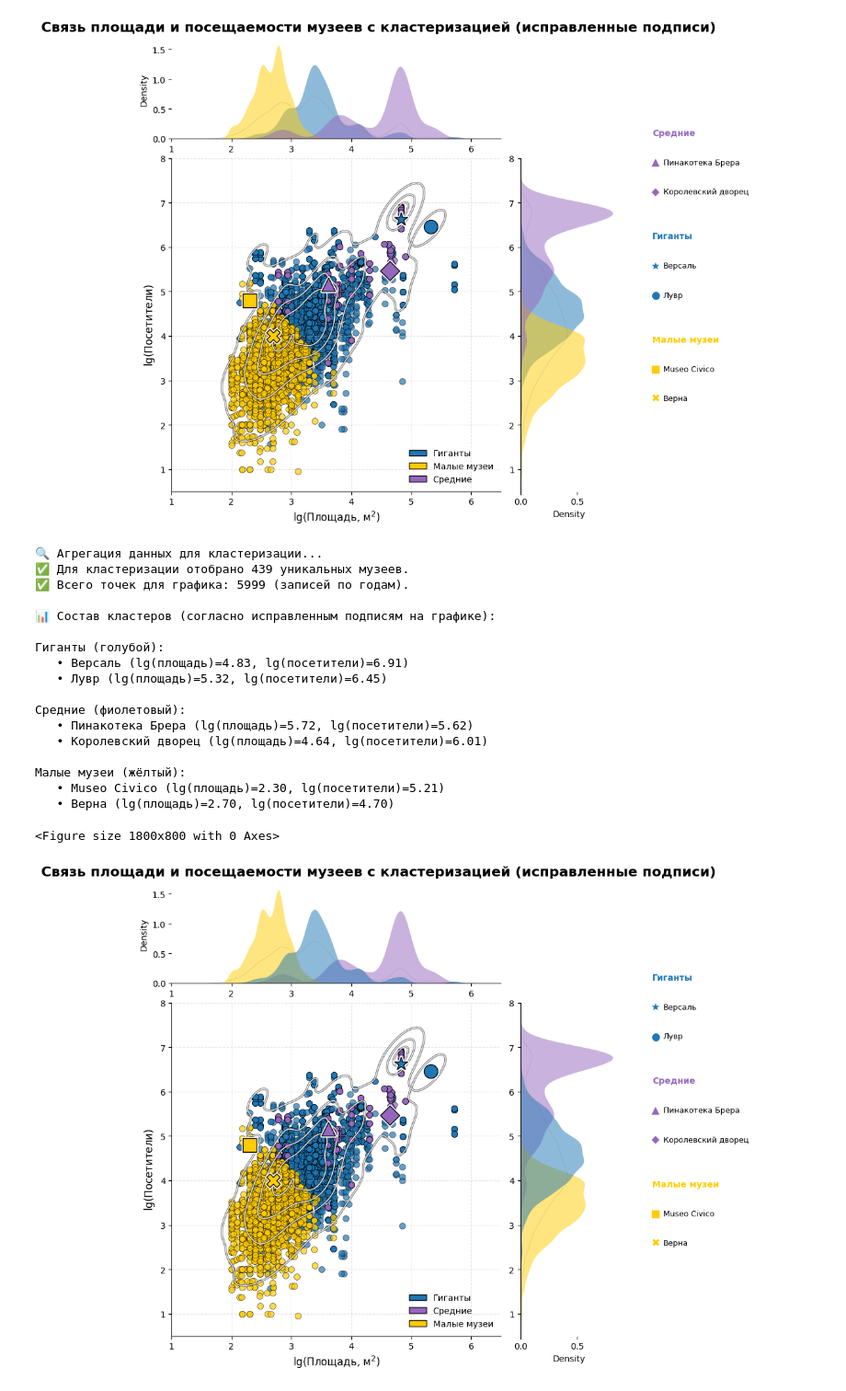
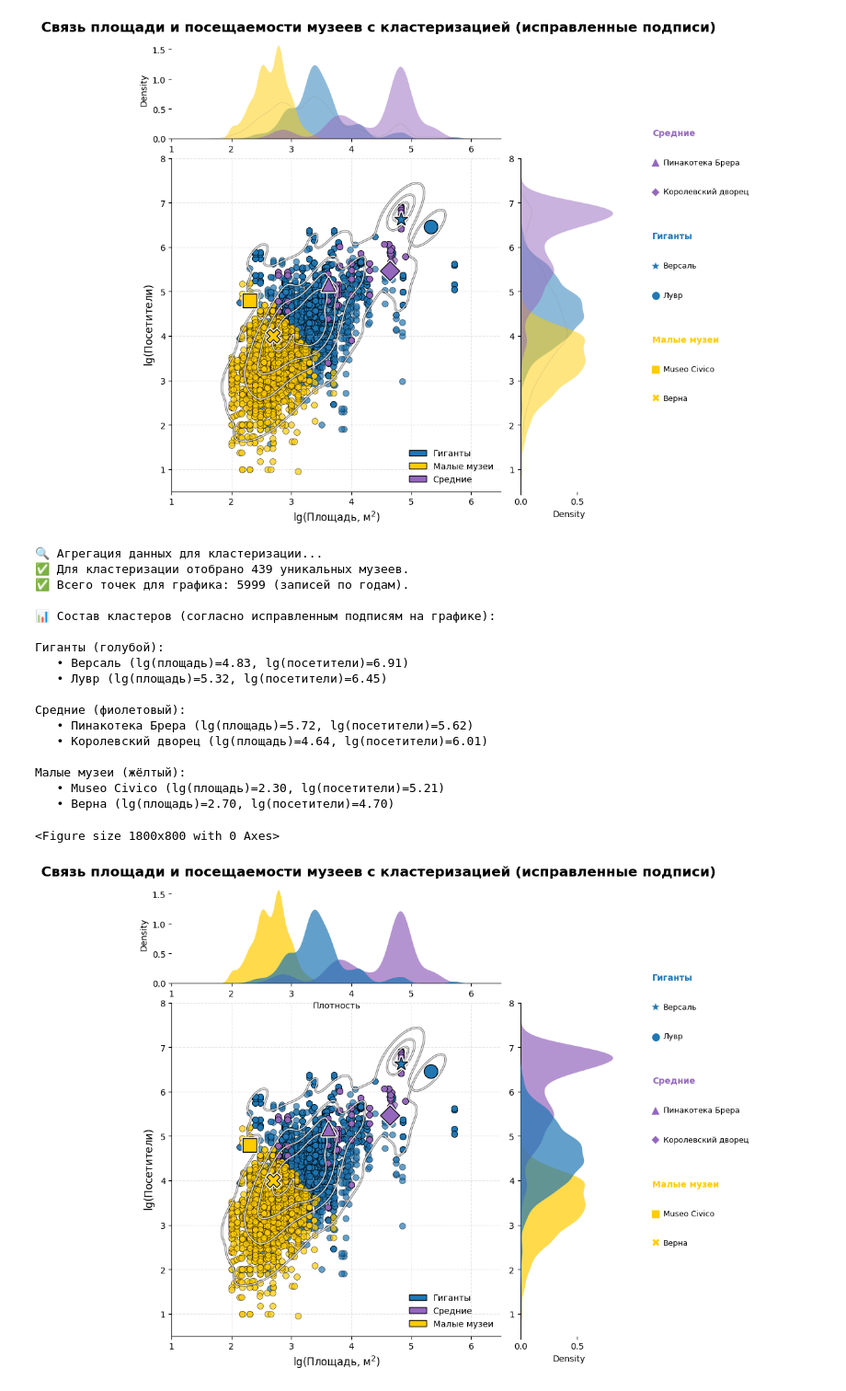
Before and after one commit to yana-moshnikova/python-ai-moshnikova-yana, a Jupyter notebook: notebooks/viz_museum_cluster.ipynb, the cells around one changed output. Shown at 92% size. Saved outputs shown, nothing was run; the diff lists cells and outputs as text; code cells hidden in the pictures.

```diff
--- a/notebooks/viz_museum_cluster.ipynb
+++ b/notebooks/viz_museum_cluster.ipynb
@@ -2557,22 +2557,20 @@ sns.kdeplot(data=plot_data, x='log_area', y='log_visitors',
 # ---- МАРГИНАЛЬНЫЕ РАСПРЕДЕЛЕНИЯ (ГОРКИ) В ПОРЯДКЕ: ГОЛУБОЙ (0), ФИОЛЕТОВЫЙ (2), ЖЁЛТЫЙ (1) ----
 g.ax_marg_x.clear()
 g.ax_marg_y.clear()
-for cl in [2, 1, 0]:            # ← изменён порядок
+# Рисуем в порядке возрастания zorder: сначала жёлтый (zorder=1), потом фиолетовый (2), потом голубой (3)
+# Чтобы сверху был голубой, ему нужно максимальное zorder
+for cl, z in [(1, 1), (2, 2), (0, 3)]:
     if cl not in available_clusters:
         continue
     subset = plot_data[plot_data['cluster'] == cl]
     if len(subset) > 1:
         sns.kdeplot(data=subset, x='log_area', ax=g.ax_marg_x,
-                    color=color_map[cl], alpha=0.5, fill=True, linewidth=0, label=None)
+                    color=color_map[cl], alpha=0.7, fill=True, linewidth=0, label=None, zorder=z)
         sns.kdeplot(data=subset, y='log_visitors', ax=g.ax_marg_y,
-                    color=color_map[cl], alpha=0.5, fill=True, linewidth=0, label=None)
-sns.kdeplot(data=plot_data, x='log_area', ax=g.ax_marg_x,
-            color='gray', alpha=0.3, linewidth=0.5, label=None)
-sns.kdeplot(data=plot_data, y='log_visitors', ax=g.ax_marg_y,
-            color='gray', alpha=0.3, linewidth=0.5, label=None)
+                    color=color_map[cl], alpha=0.7, fill=True, linewidth=0, label=None, zorder=z)
 
 # ---- Убираем надписи на маргинальных осях ----
-g.ax_marg_x.set_xlabel('')    # убираем "log_area" сверху
+g.ax_marg_x.set_xlabel('Плотность', fontsize=10)
 g.ax_marg_y.set_ylabel('')    # убираем "log_visitors" справа
 
 # ---- Настройка осей ----
@@ -2660,31 +2658,36 @@ for museum in ['Пинакотека Брера', 'Королевский дво
     row = museum_agg[museum_agg['museum'].str.contains(museum, na=False)]
     if not row.empty:
         print(f"   • {museum} (lg(площадь)={row['log_area'].iloc[0]:.2f}, lg(посетители)={row['log_visitors'].iloc[0]:.2f})")
 print("\nМалые музеи (жёлтый):")
 for museum in ['Museo Civico', 'Santuario della Verna']:
     row = museum_agg[museum_agg['museum'] == museum]
     if not row.empty:
         name = 'Верна' if museum == 'Santuario della Verna' else museum
         print(f"   • {name} (lg(площадь)={row['log_area'].iloc[0]:.2f}, lg(посетители)={row['log_visitors'].iloc[0]:.2f})")
 
+# ---- ФИНАЛЬНАЯ УСТАНОВКА РУССКОЙ ПОДПИСИ ----
+g.ax_marg_x.set_xlabel('Плотность', fontsize=10)
+g.ax_marg_y.set_ylabel('')   # правая ось без подписи
+g.fig.canvas.draw()
+
 plt.show()
 # %% [output]
 🔍 Агрегация данных для кластеризации...
 ✅ Для кластеризации отобрано 439 уникальных музеев.
 ✅ Всего точек для графика: 5999 (записей по годам).
 
 📊 Состав кластеров (согласно исправленным подписям на графике):
 
 Гиганты (голубой):
    • Версаль (lg(площадь)=4.83, lg(посетители)=6.91)
    • Лувр (lg(площадь)=5.32, lg(посетители)=6.45)
 
 Средние (фиолетовый):
    • Пинакотека Брера (lg(площадь)=5.72, lg(посетители)=5.62)
    • Королевский дворец (lg(площадь)=4.64, lg(посетители)=6.01)
 
 Малые музеи (жёлтый):
    • Museo Civico (lg(площадь)=2.30, lg(посетители)=5.21)
    • Верна (lg(площадь)=2.70, lg(посетители)=4.70)
 <Figure size 1800x800 with 0 Axes>
-[figure, old version]
+[figure, new version]
```
Also changed, not shown: parts of 1 cell of this notebook.
